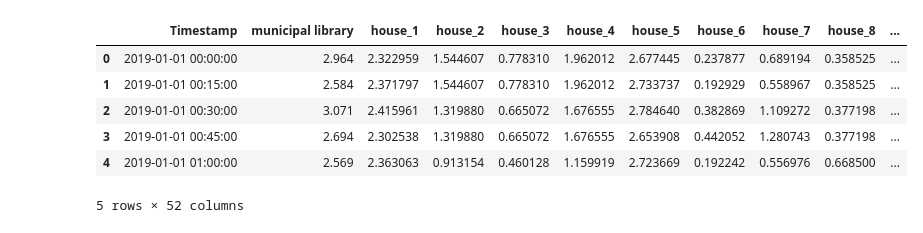
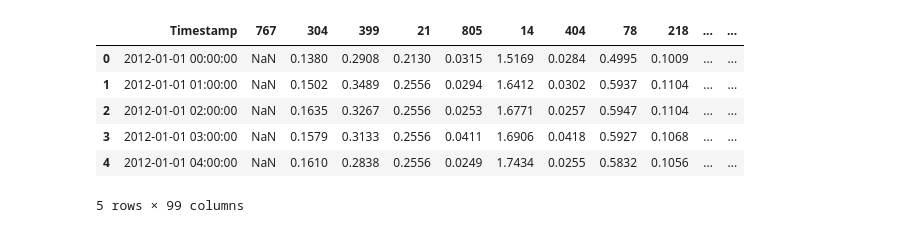
Before and after one commit to hiranshree/AIML, a Jupyter notebook: preprocessing_code.ipynb, the cells around one changed output. Drawn from its saved outputs; the diff is of its cells as text; code cells hidden in the pictures.

```diff
--- a/preprocessing_code.ipynb
+++ b/preprocessing_code.ipynb
@@ -153,14 +378,14 @@ Processing complete. Qualified buildings preserved.
 # %%
-df1 = pd.read_csv('/content/Electricity.csv')
+df1 = pd.read_csv('/content/processed/3months/hourly/Electricity-hourly.csv')
 df1.head()
 # %% [output]
-|  | Timestamp | municipal library | house_1 | house_2 | house_3 | house_4 | house_5 | house_6 | house_7 | house_8 | ... |
-| 0 | 2019-01-01 00:00:00 | 2.964 | 2.322959 | 1.544607 | 0.778310 | 1.962012 | 2.677445 | 0.237877 | 0.689194 | 0.358525 | ... |
-| 1 | 2019-01-01 00:15:00 | 2.584 | 2.371797 | 1.544607 | 0.778310 | 1.962012 | 2.733737 | 0.192929 | 0.558967 | 0.358525 | ... |
-| 2 | 2019-01-01 00:30:00 | 3.071 | 2.415961 | 1.319880 | 0.665072 | 1.676555 | 2.784640 | 0.382869 | 1.109272 | 0.377198 | ... |
-| 3 | 2019-01-01 00:45:00 | 2.694 | 2.302538 | 1.319880 | 0.665072 | 1.676555 | 2.653908 | 0.442052 | 1.280743 | 0.377198 | ... |
-| 4 | 2019-01-01 01:00:00 | 2.569 | 2.363063 | 0.913154 | 0.460128 | 1.159919 | 2.723669 | 0.192242 | 0.556976 | 0.668500 | ... |
+|  | Timestamp | 767 | 304 | 399 | 21 | 805 | 14 | 404 | 78 | 218 | ... | ... |
+| 0 | 2012-01-01 00:00:00 | NaN | 0.1380 | 0.2908 | 0.2130 | 0.0315 | 1.5169 | 0.0284 | 0.4995 | 0.1009 | ... | ... |
+| 1 | 2012-01-01 01:00:00 | NaN | 0.1502 | 0.3489 | 0.2556 | 0.0294 | 1.6412 | 0.0302 | 0.5937 | 0.1104 | ... | ... |
+| 2 | 2012-01-01 02:00:00 | NaN | 0.1635 | 0.3267 | 0.2556 | 0.0253 | 1.6771 | 0.0257 | 0.5947 | 0.1104 | ... | ... |
+| 3 | 2012-01-01 03:00:00 | NaN | 0.1579 | 0.3133 | 0.2556 | 0.0411 | 1.6906 | 0.0418 | 0.5927 | 0.1068 | ... | ... |
+| 4 | 2012-01-01 04:00:00 | NaN | 0.1610 | 0.2838 | 0.2556 | 0.0249 | 1.7434 | 0.0255 | 0.5832 | 0.1056 | ... | ... |
-5 rows × 52 columns
+5 rows × 99 columns
 # %%
 import pandas as pd
 import seaborn as sns
```
Also changed, not shown: parts of 4 cells of this notebook.
